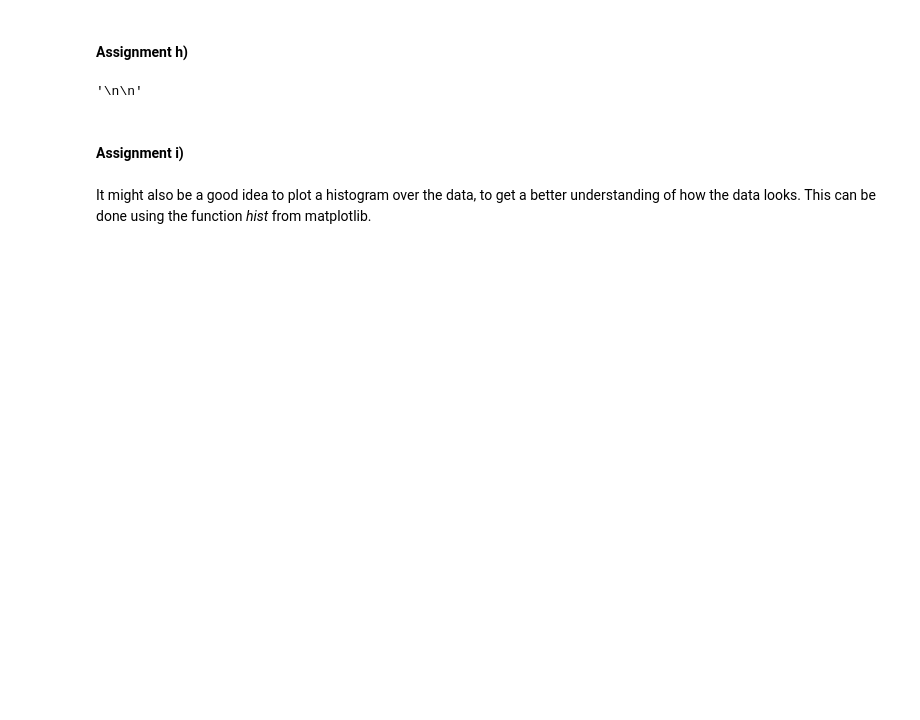
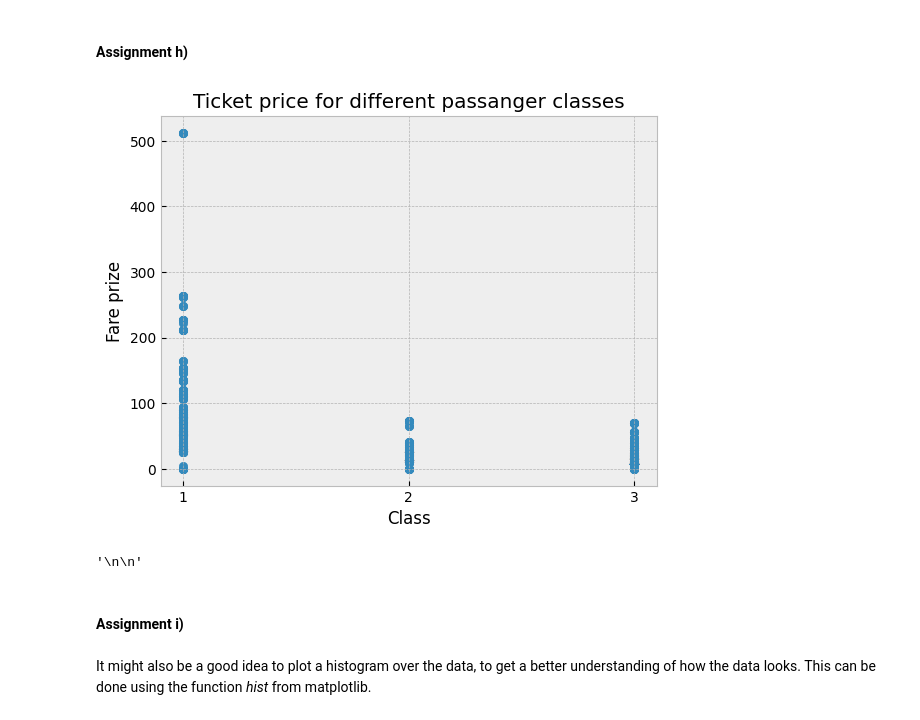
Before and after one commit to astridno/ml-1dl034-public-assignments, a Jupyter notebook: Assignments/Practical/PracticalNotebook2.ipynb, the cells around one changed output. Cells and saved outputs as stored; diff of their text form; code cells hidden in the pictures; blank space fills up the shorter version.

```diff
--- a/Assignments/Practical/PracticalNotebook2.ipynb
+++ b/Assignments/Practical/PracticalNotebook2.ipynb
@@ -440,14 +472,23 @@ df = pd.read_csv('titanic.csv')
 # %%
 # ASSIGNMENT:
 # make a scatterplot of the class of ticket in the x-axis
 # and the fare on the y-axis
 # label the plot and the axes appropriately
 
 # YOUR CODE HERE
+x = df['Pclass']
+y = df['Fare']
+plt.xticks([1, 2, 3])
+plt.scatter(x, y)
+plt.xlabel("Class")
+plt.ylabel("Fare price")
+plt.title("Ticket price for different passanger classes")
+plt.show()
 '''
 
 '''
 # %% [output]
+[figure, added]
 '\n\n'
 # %% [markdown]
 #### Assignment i)
```
Also changed, not shown: parts of 15 cells of this notebook.
